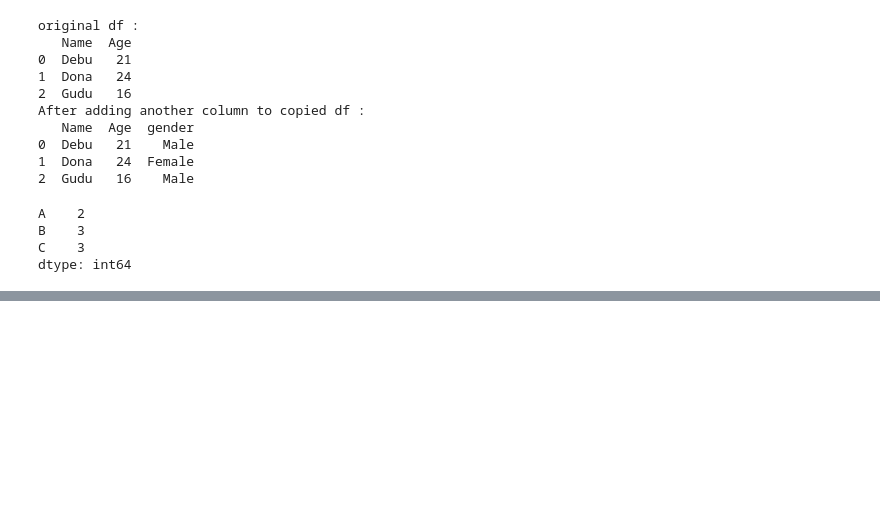
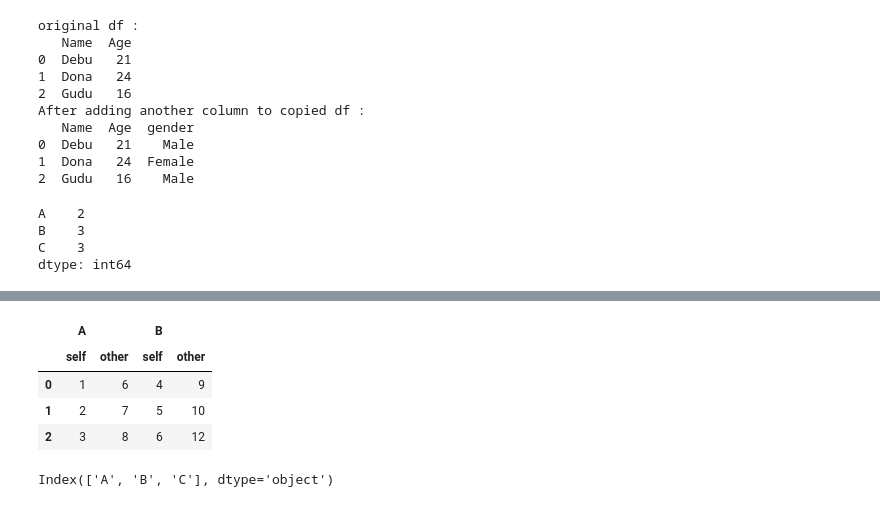
Before and after one commit to debasishnayak12/dailly-code--activitty, a Jupyter notebook: pandas_practice.ipynb, the cells around one changed output, grey strips where cells are left out. Drawn from its saved outputs; the diff is of its cells as text; code cells hidden in the pictures; blank space fills up the shorter version.

```diff
--- a/pandas_practice.ipynb
+++ b/pandas_practice.ipynb
@@ -295,0 +311,16 @@ dtype: int64
+# %%
+#Using df.compare
+data1={'A':[1,2,3],
+      'B':[4,5,6]}
+data2={'A':[6,7,8],
+      'B':[9,10,12]}
+df1=pd.DataFrame(data1)
+df2=pd.DataFrame(data2)
+compared_df=df1.compare(df2)
+compared_df
+# %% [output]
+|  | A |  | B |  |
+|  | self | other | self | other |
+| 0 | 1 | 6 | 4 | 9 |
+| 1 | 2 | 7 | 5 | 10 |
+| 2 | 3 | 8 | 6 | 12 |
@@ -295,0 +335,4 @@ dtype: int64
+# %%
+cols
+# %% [output]
+Index(['A', 'B', 'C'], dtype='object')
```
Also changed, not shown: parts of 18 cells of this notebook.
